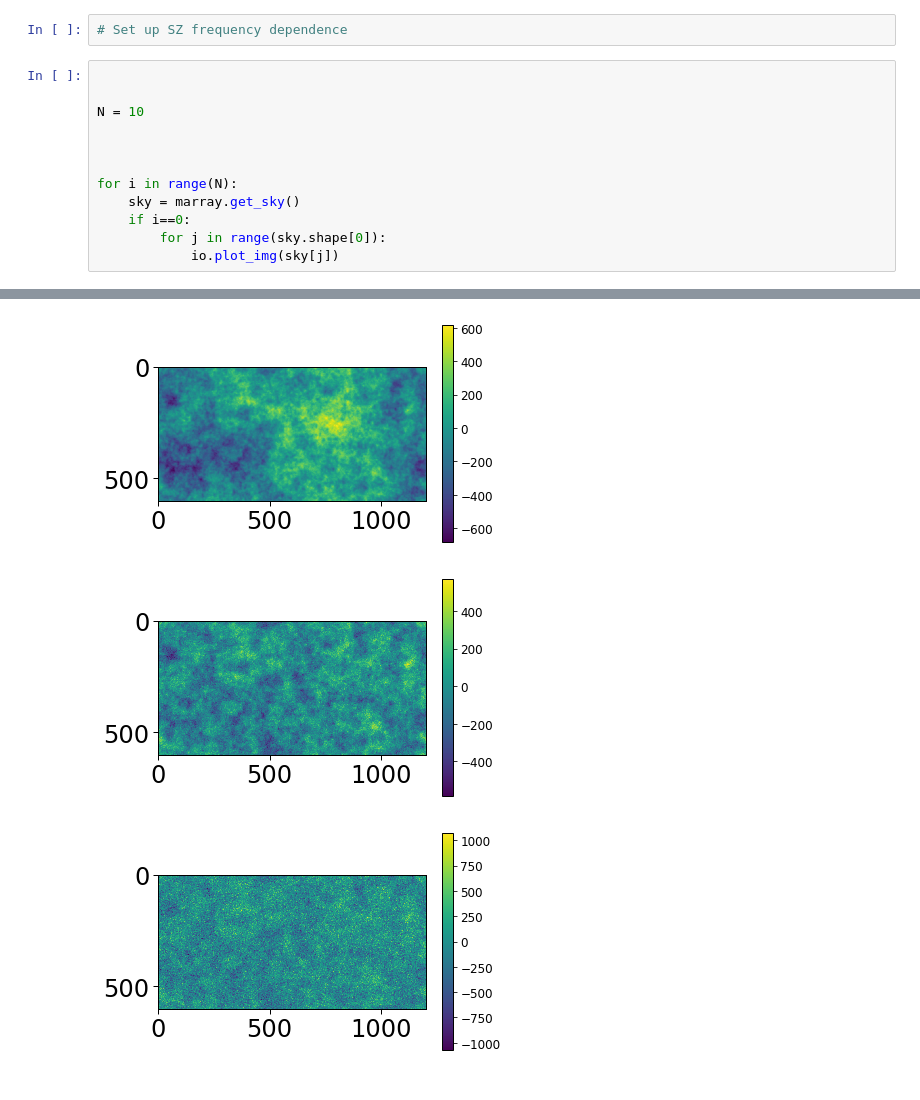
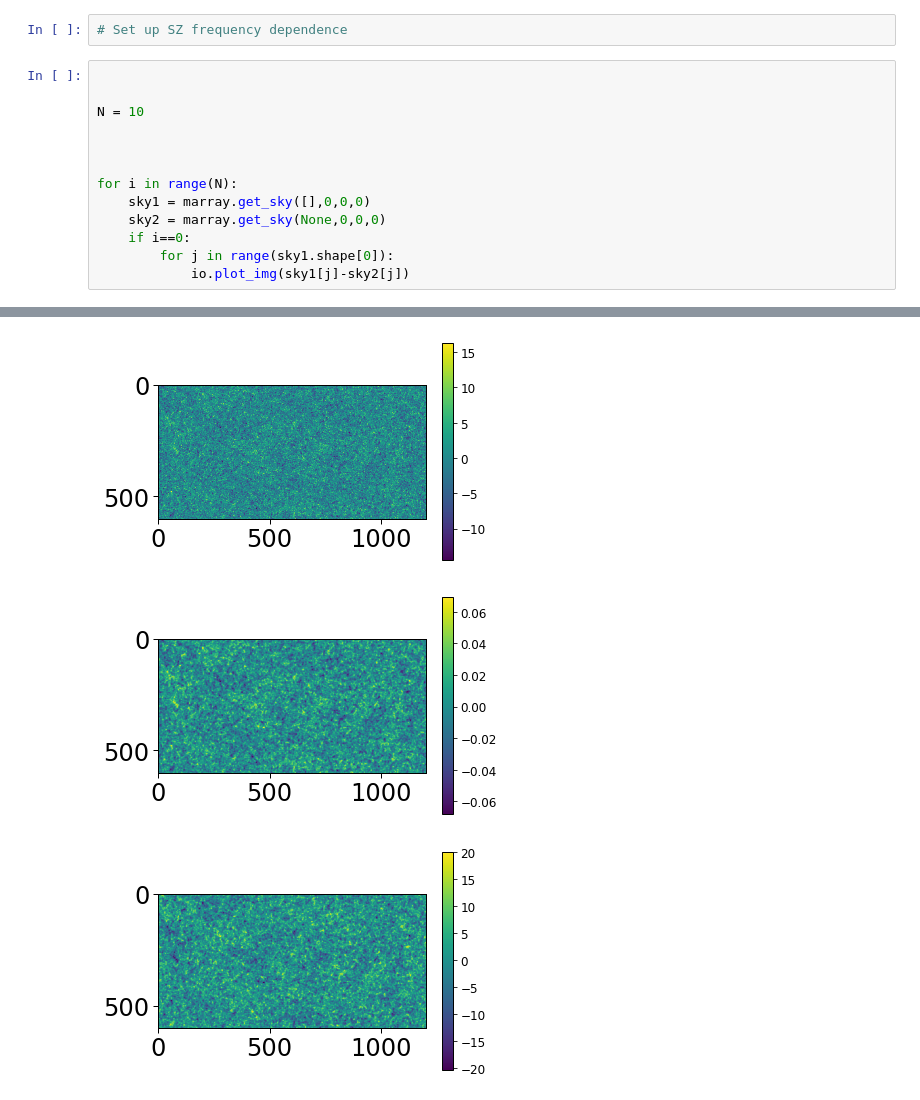
Before and after one commit to msyriac/orphics, a Jupyter notebook: tutorials/GRF-ILC.ipynb, the cells around one changed output, grey strips where cells are left out. Saved outputs shown, nothing was run; the diff lists cells and outputs as text.

```diff
--- a/tutorials/GRF-ILC.ipynb
+++ b/tutorials/GRF-ILC.ipynb
@@ -81,8 +81,9 @@ N = 10
 
 
 for i in range(N):
-    sky = marray.get_sky()
+    sky1 = marray.get_sky([],0,0,0)
+    sky2 = marray.get_sky(None,0,0,0)
     if i==0:
-        for j in range(sky.shape[0]):
-            io.plot_img(sky[j])
+        for j in range(sky1.shape[0]):
+            io.plot_img(sky1[j]-sky2[j])
 # %% [output]
@@ -92,3 +93,3 @@ for i in range(N):
-[figure, old version]
+[figure, new version]
-[figure, old version]
+[figure, new version]
-[figure, old version]
+[figure, new version]
```
Also changed, not shown: parts of 1 cell of this notebook, 1 other file.
